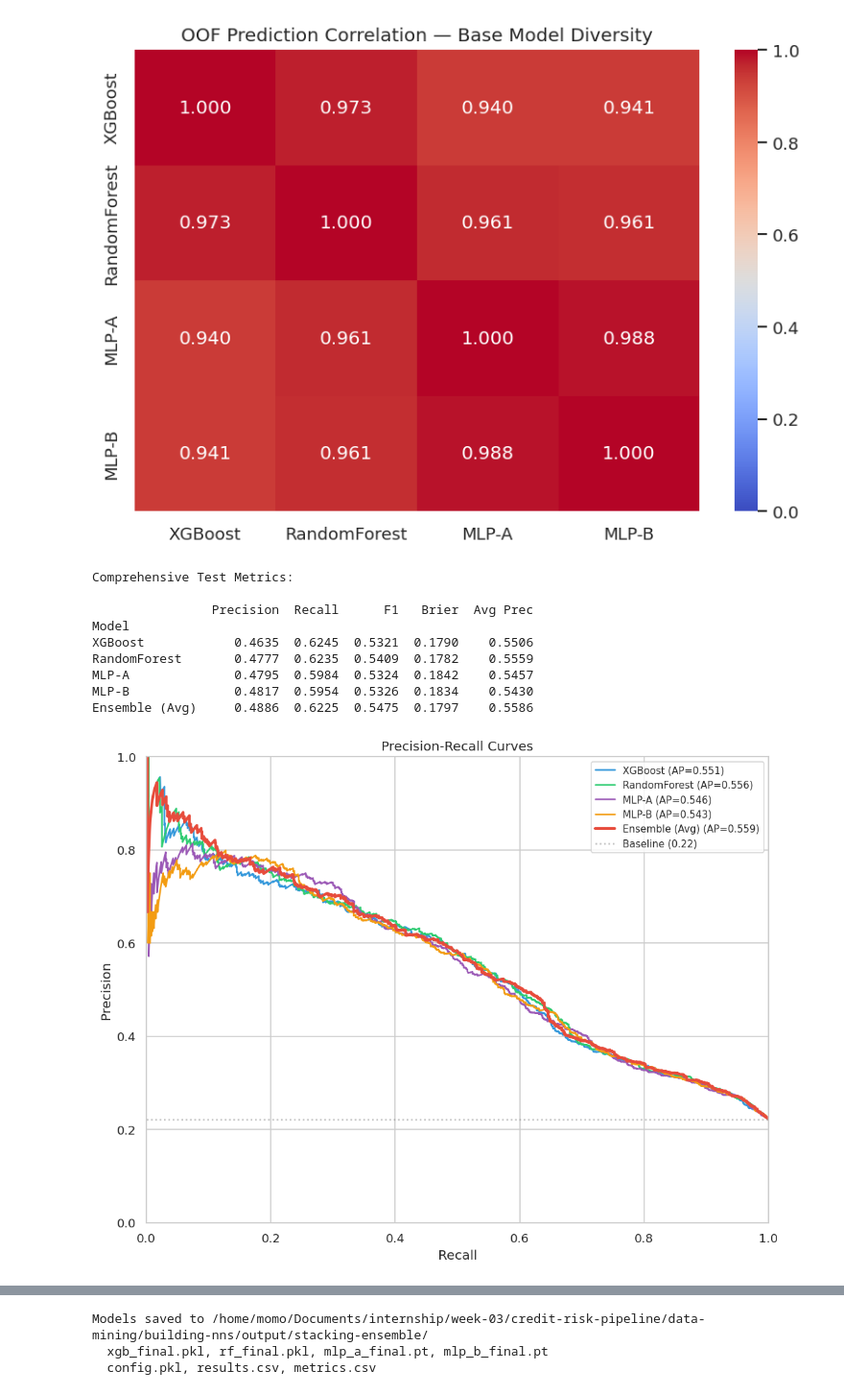
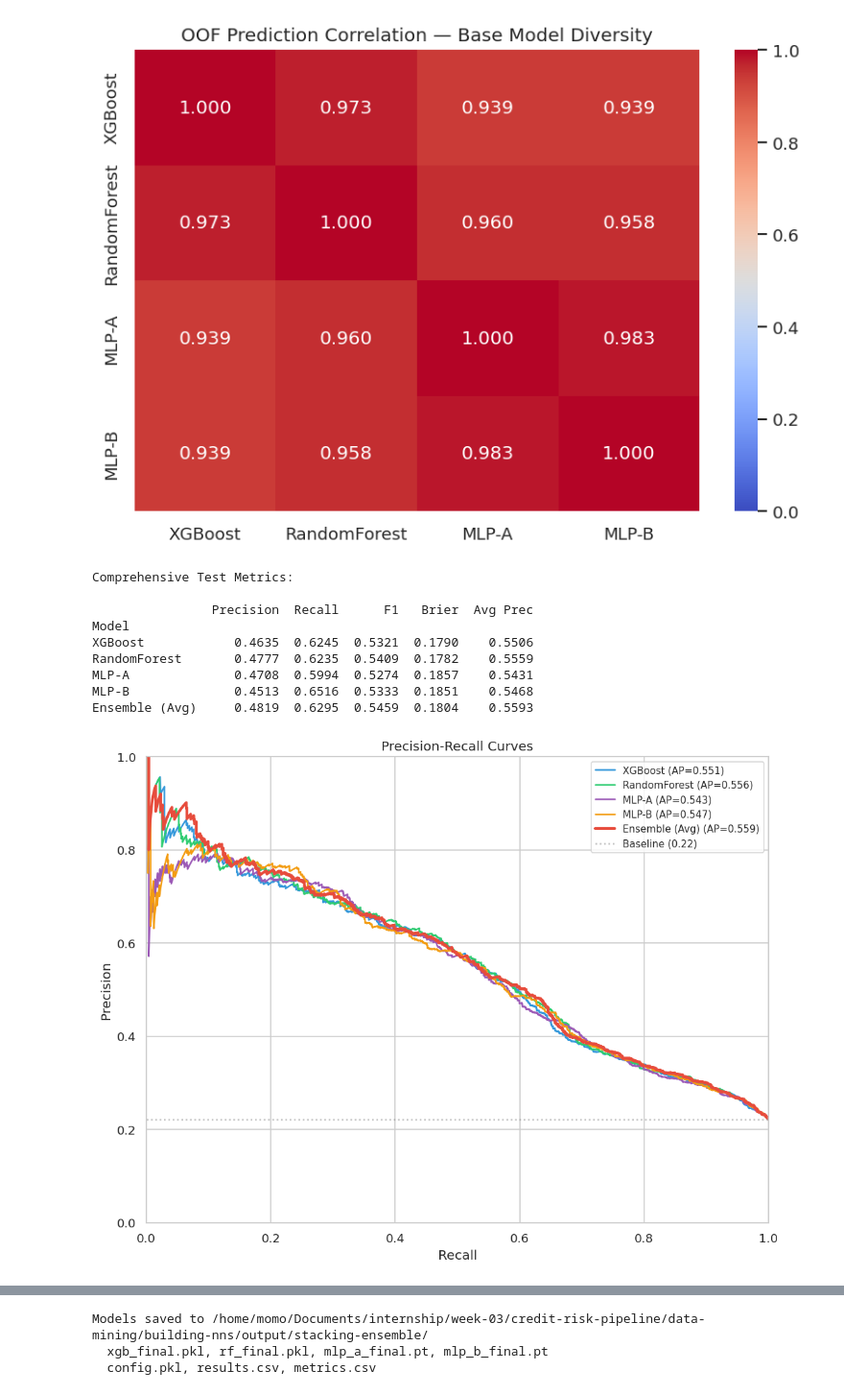
Before and after one commit to shaswot84/credit-risk-pipeline, a Jupyter notebook: data-mining/building-nns/local-notebooks/stacking-ensemble.ipynb, the cells around one changed output, grey strips where cells are left out. Shown at 96% size. Cells and saved outputs as stored; diff of their text form; code cells hidden in the pictures.

```diff
--- a/data-mining/building-nns/local-notebooks/stacking-ensemble.ipynb
+++ b/data-mining/building-nns/local-notebooks/stacking-ensemble.ipynb
@@ -99,11 +99,10 @@ Test:               4,500 samples
 Default rate: 0.2212
 # %%
 # =============================================================================
-# PyTorch MLP definitions
+# PyTorch MLP definitions — diverse architectures for better ensemble
 # =============================================================================
 
 class MLPBase(nn.Module):
-    """Generic MLP with configurable hidden dims and dropout."""
     def __init__(self, input_dim, hidden_dims, dropout_rates, use_batchnorm=True):
         super().__init__()
         layers = []
@@ -123,15 +122,16 @@ class MLPBase(nn.Module):
 
 
 def make_mlp_a(input_dim):
-    """MLP-A: [64, 32, 16] + BatchNorm + Dropout"""
+    """MLP-A: [64, 32, 16] + BatchNorm — compact, regularised"""
     return MLPBase(input_dim, [64, 32, 16], [0.3, 0.3, 0.2], use_batchnorm=True)
 
 
 def make_mlp_b(input_dim):
-    """MLP-B: [128, 64] + Dropout only (no BatchNorm) — different inductive bias"""
-    return MLPBase(input_dim, [128, 64], [0.4, 0.3], use_batchnorm=False)
+    """MLP-B: [256, 128, 64] no BatchNorm — wide, high-capacity, structurally diverse from MLP-A"""
+    return MLPBase(input_dim, [256, 128, 64], [0.4, 0.3, 0.2], use_batchnorm=False)
 
 input_dim = X_full.shape[1]
 print(f"Input dimension: {input_dim}")
+print(f"MLP-A: [64,32,16]+BN  |  MLP-B: [256,128,64] no BN — maximally diverse architectures")
 # %% [output]
 Input dimension: 10
@@ -423 +424,16 @@ OOF AUC  MLP-B          : 0.7781
 OOF AUC  Simple Average: 0.7830
+# %%
+# =============================================================================
+# Calibrate threshold on OOF ensemble predictions — no test-set leakage
+# =============================================================================
+ensemble_oof = oof_predictions.mean(axis=1)
+thresholds = np.linspace(0.05, 0.80, 200)
+f1_scores = []
+for t in thresholds:
+    preds = (ensemble_oof >= t).astype(int)
+    f1_scores.append(f1_score(oof_labels, preds, zero_division=0))
+
+CALIBRATED_THRESHOLD = thresholds[np.argmax(f1_scores)]
+cal_f1 = max(f1_scores)
+print(f"Calibrated threshold (OOF max-F1): {CALIBRATED_THRESHOLD:.3f}  (F1={cal_f1:.4f})")
+mlflow.log_metrics({'calibrated_threshold': CALIBRATED_THRESHOLD, 'calibrated_oof_f1': cal_f1})
@@ -621,9 +639,9 @@ Comprehensive Test Metrics:
 Model
 XGBoost            0.4635  0.6245  0.5321  0.1790    0.5506
 RandomForest       0.4777  0.6235  0.5409  0.1782    0.5559
-MLP-A              0.4795  0.5984  0.5324  0.1842    0.5457
-MLP-B              0.4817  0.5954  0.5326  0.1834    0.5430
-Ensemble (Avg)     0.4886  0.6225  0.5475  0.1797    0.5586
+MLP-A              0.4708  0.5994  0.5274  0.1857    0.5431
+MLP-B              0.4513  0.6516  0.5333  0.1851    0.5468
+Ensemble (Avg)     0.4819  0.6295  0.5459  0.1804    0.5593
 # %%
 # # --- ROC Curves: all models on one plot ---
 # fig, ax = plt.subplots(figsize=(9, 7))
@@ -641,22 +659,23 @@ Ensemble (Avg)     0.4886  0.6225  0.5475  0.1797    0.5586
 # plt.show()
 # %%
 # --- Precision-Recall curves ---
+colors = ['#3498db', '#2ecc71', '#9b59b6', '#f39c12', '#e74c3c']
 fig, ax = plt.subplots(figsize=(9, 7))
 for i, name in enumerate(base_model_names):
     prec, rec, _ = precision_recall_curve(y_test, individual_preds[name])
     ap = average_precision_score(y_test, individual_preds[name])
     ax.plot(rec, prec, color=colors[i], label=f'{name} (AP={ap:.3f})', linewidth=1.5)
 prec, rec, _ = precision_recall_curve(y_test, ensemble_preds)
 ap_ens = average_precision_score(y_test, ensemble_preds)
 ax.plot(rec, prec, color=colors[4], linewidth=2.5,
         label=f'Ensemble (Avg) (AP={ap_ens:.3f})')
 baseline = y_test.mean()
 ax.axhline(y=baseline, color='gray', linestyle=':', alpha=0.5,
            label=f'Baseline ({baseline:.2f})')
 ax.set_xlabel('Recall'); ax.set_ylabel('Precision')
 ax.set_title('Precision-Recall Curves')
 ax.legend(loc='upper right', fontsize=9)
 ax.set_xlim(0, 1); ax.set_ylim(0, 1)
 plt.tight_layout(); plt.show()
 # %% [output]
-[figure, old version]
+[figure, new version]
```
Also changed, not shown: parts of 11 cells of this notebook, 17 other files.
